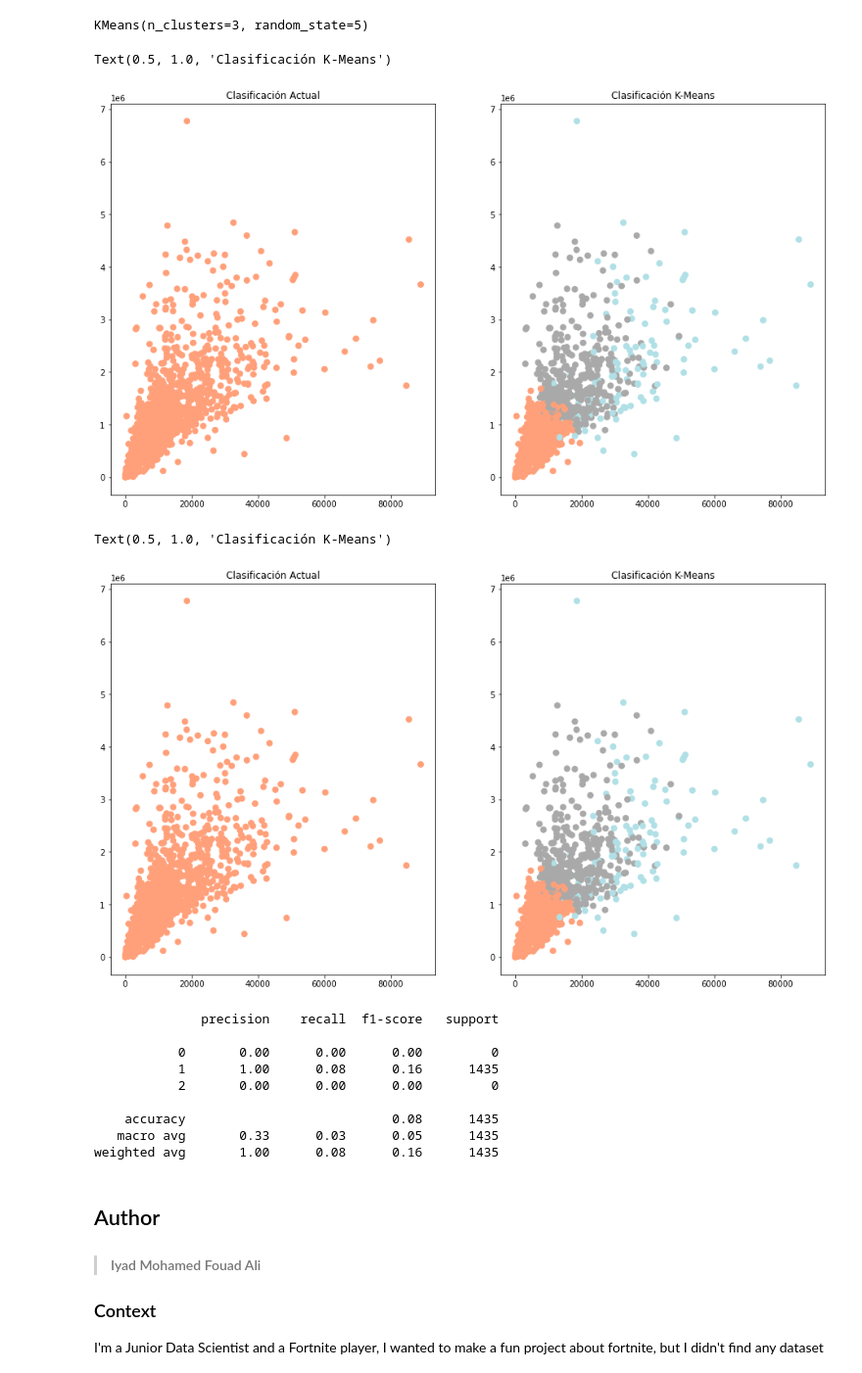
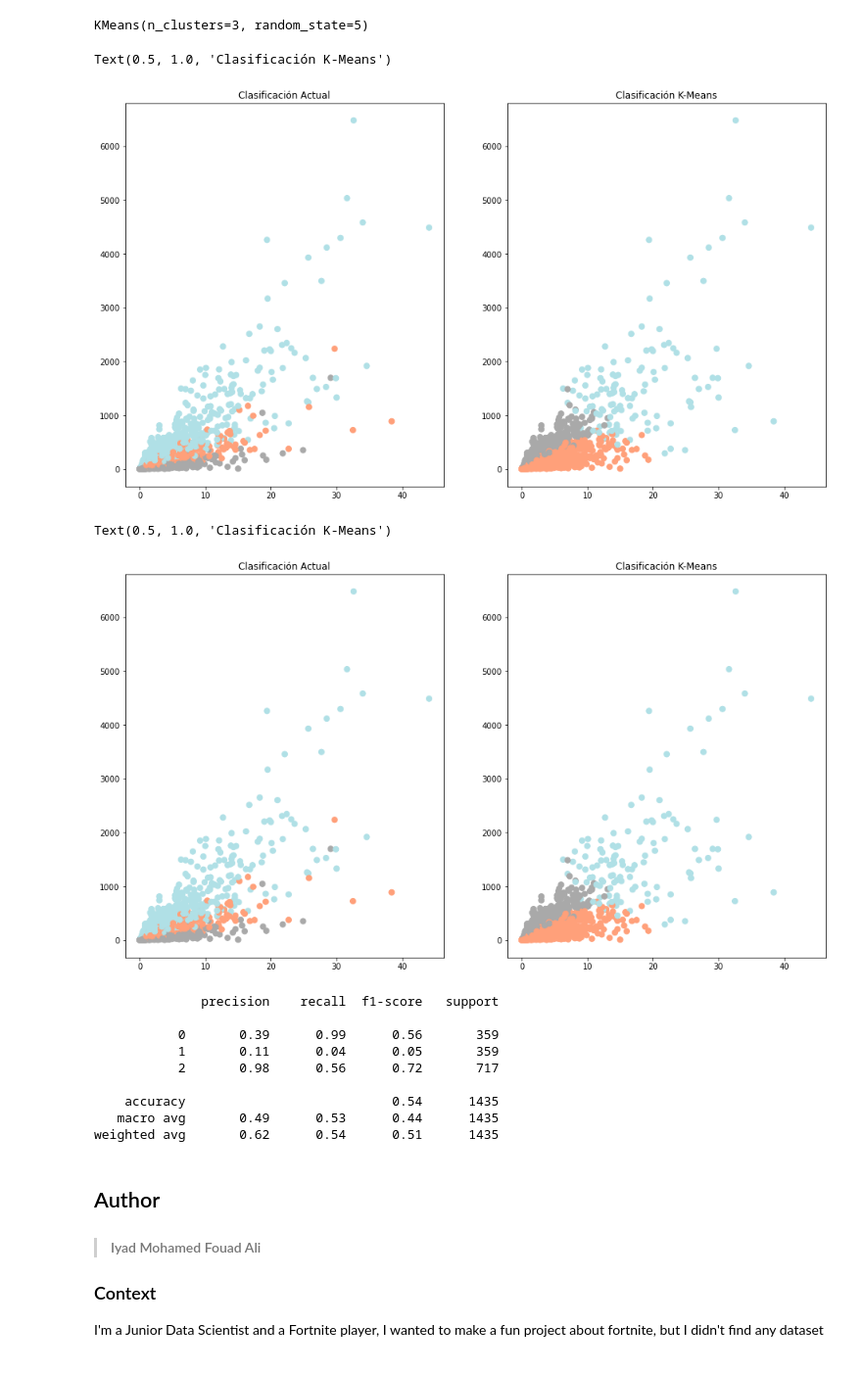
Before and after one commit to Oscar19260/Laboratorio_A01705935, a Jupyter notebook: FPS_Analysis/Patrones_K-means.ipynb, the cells around one changed output. Shown at 98% size. Cells and saved outputs as stored; diff of their text form; code cells hidden in the pictures.

```diff
--- a/FPS_Analysis/Patrones_K-means.ipynb
+++ b/FPS_Analysis/Patrones_K-means.ipynb
@@ -39,14 +39,20 @@ new_df.describe()
 | 50% | 35762.000000 | 9.070010e+05 | 162.000000 | 1.480000 | 2.900000 | 5728.000000 | 8452.000000 |
 | 75% | 59471.000000 | 1.506555e+06 | 366.000000 | 2.200000 | 6.100000 | 9585.000000 | 15993.000000 |
 | max | 283835.000000 | 6.772116e+06 | 6480.000000 | 9.600000 | 44.100000 | 36487.000000 | 89023.000000 |
+# %%
+new_df.loc[:,'Class'] = 0
+
+for i in new_df.index:
+    if new_df['Solo minutesPlayed'][i] <= 16922.0:
+        new_df['Class'][i] = 0
+    elif new_df['Solo minutesPlayed'][i] <= 35762.0 and new_df['Solo minutesPlayed'][i] > 16922.0:
+        new_df['Class'][i] = 1
+    else:
+        new_df['Class'][i] = 2
 # %%
 x = df[['Solo score', 'Solo top1', 'Solo kd', 'Solo winRatio', 'Solo matches', 'Solo kills']]
 
 X = scale(x)
-df['Solo minutesPlayed'] = np.where((df['Solo minutesPlayed'] == 0.0 ), 0, df['Solo minutesPlayed'])
-df['Solo minutesPlayed'] = np.where((df['Solo minutesPlayed'] <= 15000.0 ), 1, df['Solo minutesPlayed'])
-df['Solo minutesPlayed'] = np.where((df['Solo minutesPlayed'] > 15000.0 ), 2, df['Solo minutesPlayed'])
 
-y = pd.DataFrame(df['Solo minutesPlayed'])
-
+y = pd.DataFrame(new_df['Class'])
 # X[0:10]
@@ -76,39 +68,39 @@ y.columns=['Targets']
 # %%
 color_theme = np.array(['darkgray', 'lightsalmon','powderblue'])
 plt.subplot (1,2,1)
-plt.scatter(x = fort_df.Solo_kills, y = fort_df.Solo_score, c = color_theme[df['Solo minutesPlayed']], s=50)
+plt.scatter(x = fort_df.Solo_winRatio, y = fort_df.Solo_top1, c = color_theme[y.Targets], s=50)
 plt.title ("Clasificación Actual")
 
 plt.subplot (1,2,2)
-plt.scatter(x = fort_df.Solo_kills, y = fort_df.Solo_score, c = color_theme[clustering.labels_], s=50)
+plt.scatter(x = fort_df.Solo_winRatio, y = fort_df.Solo_top1, c = color_theme[clustering.labels_], s=50)
 plt.title ("Clasificación K-Means")
 # %% [output]
 Text(0.5, 1.0, 'Clasificación K-Means')
-[figure, old version]
+[figure, new version]
 # %%
 relabel = np.choose (clustering.labels_,[2,0,1]).astype(np.int64)
 plt.subplot (1,2,1)
-plt.scatter(x = fort_df.Solo_kills, y = fort_df.Solo_score, c = color_theme[df['Solo minutesPlayed']], s=50)
+plt.scatter(x = fort_df.Solo_winRatio, y = fort_df.Solo_top1, c = color_theme[y.Targets], s=50)
 plt.title ("Clasificación Actual")
 
 plt.subplot (1,2,2)
-plt.scatter(x = fort_df.Solo_kills, y = fort_df.Solo_score, c = color_theme[clustering.labels_], s=50)
+plt.scatter(x = fort_df.Solo_winRatio, y = fort_df.Solo_top1, c = color_theme[clustering.labels_], s=50)
 plt.title ("Clasificación K-Means")
 # %% [output]
 Text(0.5, 1.0, 'Clasificación K-Means')
-[figure, old version]
+[figure, new version]
 # %%
 print (classification_report(y, relabel))
 # %% [output]
               precision    recall  f1-score   support
 
-           0       0.00      0.00      0.00         0
-           1       1.00      0.08      0.16      1435
-           2       0.00      0.00      0.00         0
+           0       0.39      0.99      0.56       359
+           1       0.11      0.04      0.05       359
+           2       0.98      0.56      0.72       717
 
-    accuracy                           0.08      1435
-   macro avg       0.33      0.03      0.05      1435
-weighted avg       1.00      0.08      0.16      1435
+    accuracy                           0.54      1435
+   macro avg       0.49      0.53      0.44      1435
+weighted avg       0.62      0.54      0.51      1435
 # %% [markdown]
 ## Author
 > #### Iyad Mohamed Fouad Ali
```
Also changed, not shown: parts of 1 cell of this notebook, 1 other file.
